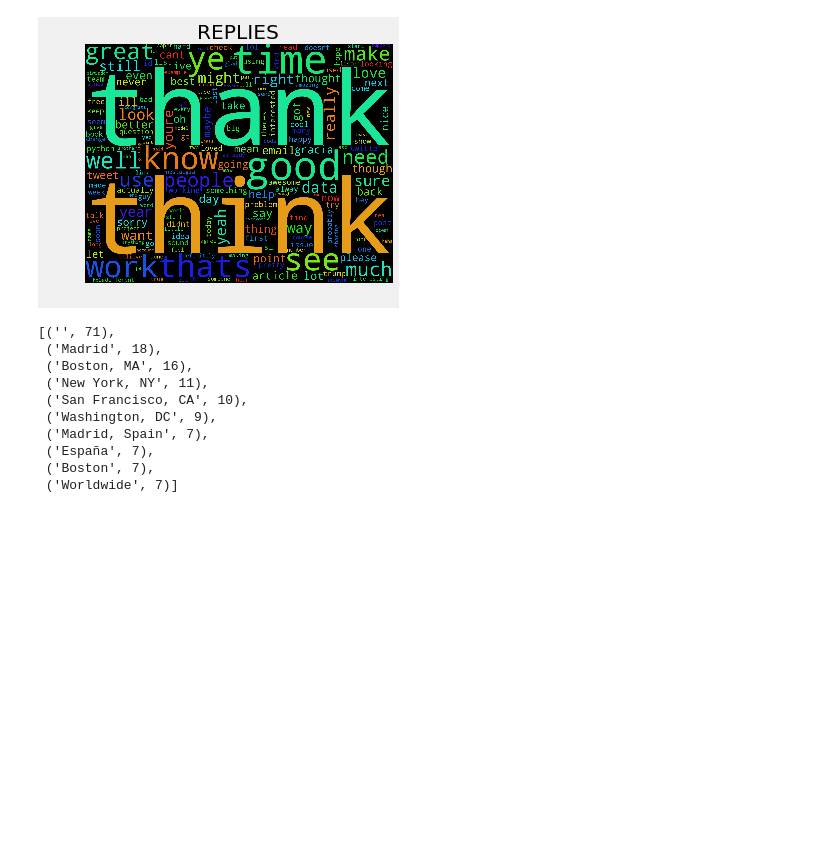
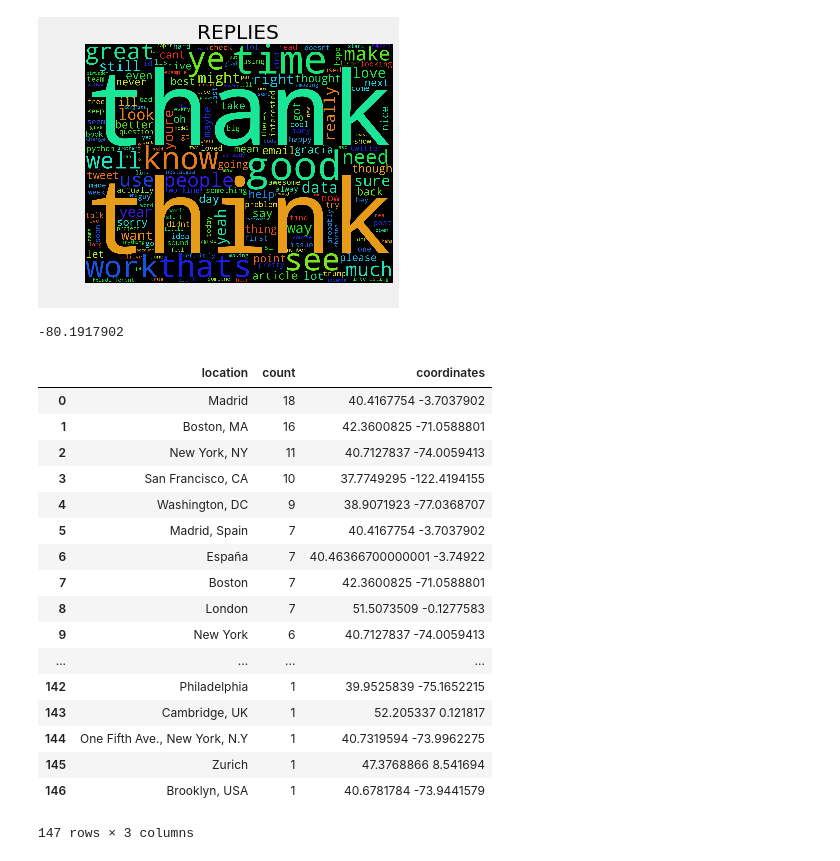
Before and after one commit to nachocarracedo/my_twitter, a Jupyter notebook: twitter_scrape.ipynb, the cells around one changed output. Drawn from its saved outputs; the diff is of its cells as text; code cells hidden in the pictures; blank space fills up the shorter version.

Commit message:
data map

```diff
--- a/twitter_scrape.ipynb
+++ b/twitter_scrape.ipynb
@@ -199,17 +200,47 @@ def leaders(xs, top=20):
     return sorted(counts.items(), reverse=True, key=lambda tup: tup[1])[:top]
 
 # location of followings
-leaders(user_location,10)
+locations = leaders(user_location,1000) #all locations
-# %% [output]
-[('', 71),
- ('Madrid', 18),
- ('Boston, MA', 16),
- ('New York, NY', 11),
- ('San Francisco, CA', 10),
- ('Washington, DC', 9),
- ('Madrid, Spain', 7),
- ('España', 7),
- ('Boston', 7),
- ('Worldwide', 7)]
+# %%
+dic_add['Miami, FL']['lng']
+# %% [output]
+-80.1917902
+# %%
+list_add=[] # list of lists [localization, number_of_times, latitude, longitude]
+
+for loc in locations:
+    la=[loc[0], loc[1]]
+    fix_add = loc[0].replace(" ","+")
+    url = 'https://maps.googleapis.com/maps/api/geocode/json?address=' + fix_add
+    try:
+        response = requests.get(url)
+        resp_json_payload = response.json()
+        coordinates = resp_json_payload['results'][0]['geometry']['location']
+        la.append(str(coordinates['lat'])+" "+str(coordinates['lng']))
+        list_add.append(la)
+    except:
+        continue
+location_df = pd.DataFrame(list_add, columns=["location","count", "coordinates"])
+# %%
+location_df
+# %% [output]
+|  | location | count | coordinates |
+| 0 | Madrid | 18 | 40.4167754 -3.7037902 |
+| 1 | Boston, MA | 16 | 42.3600825 -71.0588801 |
+| 2 | New York, NY | 11 | 40.7127837 -74.0059413 |
+| 3 | San Francisco, CA | 10 | 37.7749295 -122.4194155 |
+| 4 | Washington, DC | 9 | 38.9071923 -77.0368707 |
+| 5 | Madrid, Spain | 7 | 40.4167754 -3.7037902 |
+| 6 | España | 7 | 40.46366700000001 -3.74922 |
+| 7 | Boston | 7 | 42.3600825 -71.0588801 |
+| 8 | London | 7 | 51.5073509 -0.1277583 |
+| 9 | New York | 6 | 40.7127837 -74.0059413 |
+| ... | ... | ... | ... |
+| 142 | Philadelphia | 1 | 39.9525839 -75.1652215 |
+| 143 | Cambridge, UK | 1 | 52.205337 0.121817 |
+| 144 | One Fifth Ave., New York, N.Y | 1 | 40.7319594 -73.9962275 |
+| 145 | Zurich | 1 | 47.3768866 8.541694 |
+| 146 | Brooklyn, USA | 1 | 40.6781784 -73.9441579 |
+147 rows × 3 columns
 # %%
 #map
```
Also changed, not shown: parts of 3 cells of this notebook.
